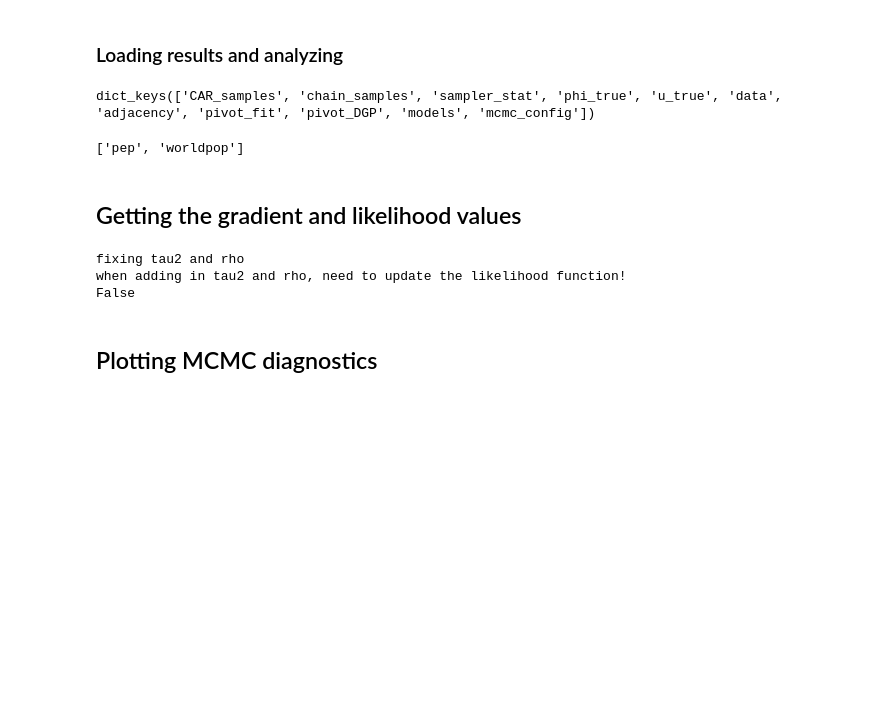
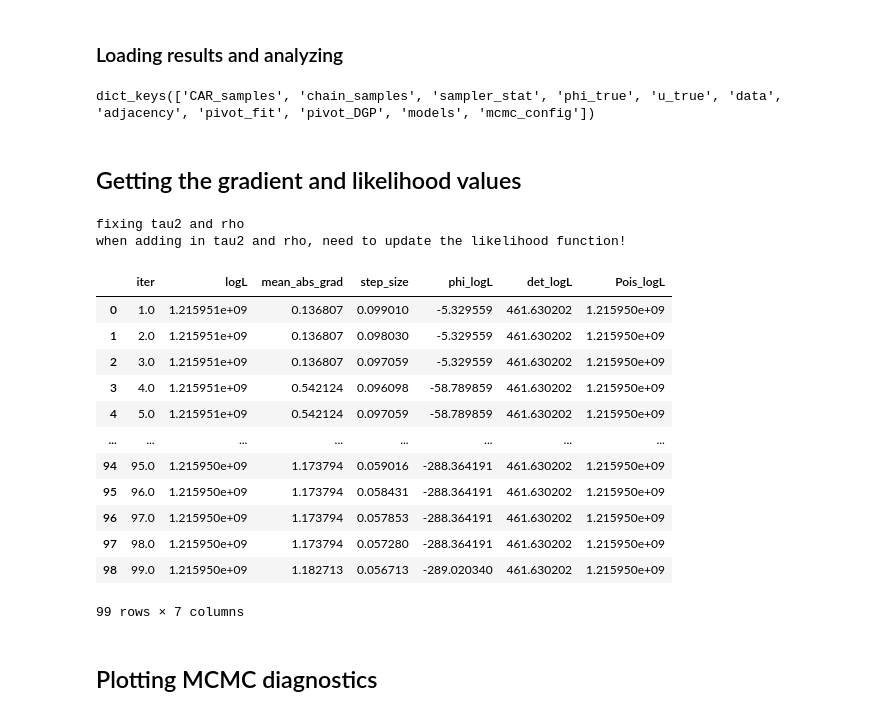
Before and after one commit to nickblink/pop_ensemble, a Jupyter notebook: code/train2010 - CAR.ipynb, the cells around one changed output. Saved outputs shown, nothing was run; the diff lists cells and outputs as text; code cells hidden in the pictures; blank space fills up the shorter version.

```diff
--- a/code/train2010 - CAR.ipynb
+++ b/code/train2010 - CAR.ipynb
@@ -129,23 +92,31 @@ file = local_dir + 'CAR_samples_NY_n10000_realdata_fl64_2models_June282023.pickl
 with open(file, "rb") as input_file:
      #CAR_samples, chain_samples, sampler_stat, mcmc_config, phi_true, u_true, data_sub = pickle.load(input_file)
     res_dict = pickle.load(input_file)
+res_dict.keys()
+# %% [output]
+dict_keys(['CAR_samples', 'chain_samples', 'sampler_stat', 'phi_true', 'u_true', 'data', 'adjacency', 'pivot_fit', 'pivot_DGP', 'models', 'mcmc_config'])
-# %%
-res_dict.keys()
-# %% [output]
-dict_keys(['CAR_samples', 'chain_samples', 'sampler_stat', 'phi_true', 'u_true', 'data', 'adjacency', 'pivot_fit', 'pivot_DGP', 'models', 'mcmc_config'])
-# %%
-res_dict['models']
-# %% [output]
-['pep', 'worldpop']
 # %% [markdown]
 ## Getting the gradient and likelihood values
 # %%
 target_log_prob_fn = get_log_prob_from_results(res_dict)
-res = pull_gradient_wrapper(res_dict['chain_samples'], target_log_prob_fn, step_sizes = res_dict['sampler_stat'][0].numpy())
+res = pull_gradient_wrapper(res_dict['chain_samples'], target_log_prob_fn, skip_val = 1, max_iter =  100, step_sizes = res_dict['sampler_stat'][0].numpy())
+res
 # %% [output]
 fixing tau2 and rho
 when adding in tau2 and rho, need to update the likelihood function!
-False
+|  | iter | logL | mean_abs_grad | step_size | phi_logL | det_logL | Pois_logL |
+| 0 | 1.0 | 1.215951e+09 | 0.136807 | 0.099010 | -5.329559 | 461.630202 | 1.215950e+09 |
+| 1 | 2.0 | 1.215951e+09 | 0.136807 | 0.098030 | -5.329559 | 461.630202 | 1.215950e+09 |
+| 2 | 3.0 | 1.215951e+09 | 0.136807 | 0.097059 | -5.329559 | 461.630202 | 1.215950e+09 |
+| 3 | 4.0 | 1.215951e+09 | 0.542124 | 0.096098 | -58.789859 | 461.630202 | 1.215950e+09 |
+| 4 | 5.0 | 1.215951e+09 | 0.542124 | 0.097059 | -58.789859 | 461.630202 | 1.215950e+09 |
+| ... | ... | ... | ... | ... | ... | ... | ... |
+| 94 | 95.0 | 1.215950e+09 | 1.173794 | 0.059016 | -288.364191 | 461.630202 | 1.215950e+09 |
+| 95 | 96.0 | 1.215950e+09 | 1.173794 | 0.058431 | -288.364191 | 461.630202 | 1.215950e+09 |
+| 96 | 97.0 | 1.215950e+09 | 1.173794 | 0.057853 | -288.364191 | 461.630202 | 1.215950e+09 |
+| 97 | 98.0 | 1.215950e+09 | 1.173794 | 0.057280 | -288.364191 | 461.630202 | 1.215950e+09 |
+| 98 | 99.0 | 1.215950e+09 | 1.182713 | 0.056713 | -289.020340 | 461.630202 | 1.215950e+09 |
+99 rows × 7 columns
 # %% [markdown]
 ## Plotting MCMC diagnostics
 # %%
```
Also changed, not shown: parts of 9 cells of this notebook, 2 other files.
